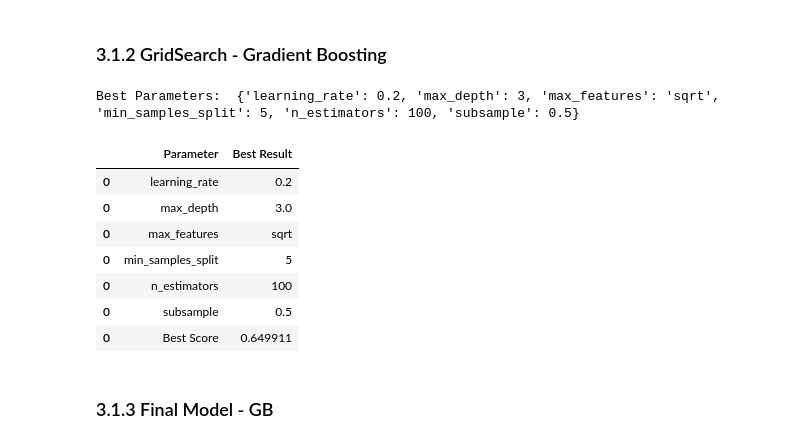
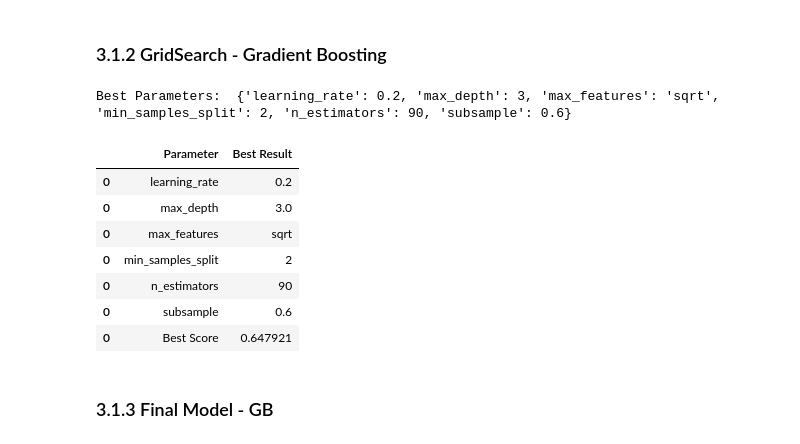
Before and after one commit to sarasustelosantos/bootcamp_group, a Jupyter notebook: 04_modelling.ipynb, the cells around one changed output. Cells and saved outputs as stored; diff of their text form; code cells hidden in the pictures.

```diff
--- a/04_modelling.ipynb
+++ b/04_modelling.ipynb
@@ -533,46 +533,46 @@ gb_model = GradientBoostingClassifier()
 
 # Define the parameter grid for grid search
 parameter_grid = {
-    'n_estimators': [80,100,120],
+    'n_estimators': [90,100,110],
     'learning_rate': [0.2,0.3,0.4],
-    'max_depth': [2.5,2.7,3,3.1,3.2,4],
-    'subsample': [0.5,0.6,0.4,0.3,0.7],
+    'max_depth': [3,3.1,2.9],
+    'subsample': [0.5,0.6,0.4],
     'max_features': ['auto', 'sqrt', 'log2', None],
-    'min_samples_split': [1,2,3,4,5],
+    'min_samples_split': [1,2,3],
 }
 
 # Create the GridSearchCV object
 grid_search = GridSearchCV(estimator=gb_model, param_grid=parameter_grid,
                            scoring='f1', cv=5)
 
 # Fit the GridSearchCV object to the data
 grid_search.fit(X_train_total, y_train_total)
 
 # Print the best parameters
 print("Best Parameters: ", grid_search.best_params_)
 
 # Create a DataFrame to store the results
 results_gs_gb = pd.DataFrame(columns=['Parameter', 'Best Result'])
 
 # Add the best parameters and scores to the DataFrame
 for param, value in grid_search.best_params_.items():
     results_gs_gb = pd.concat([results_gs_gb, pd.DataFrame({'Parameter': [param], 'Best Result': [value]})])
 
 # Add the best score to the DataFrame
 results_gs_gb= pd.concat([results_gs_gb, pd.DataFrame({'Parameter': ['Best Score'], 'Best Result': [grid_search.best_score_]})])
 
 # Display the results DataFrame
 results_gs_gb
 # %% [output]
-Best Parameters:  {'learning_rate': 0.2, 'max_depth': 3, 'max_features': 'sqrt', 'min_samples_split': 5, 'n_estimators': 100, 'subsample': 0.5}
+Best Parameters:  {'learning_rate': 0.2, 'max_depth': 3, 'max_features': 'sqrt', 'min_samples_split': 2, 'n_estimators': 90, 'subsample': 0.6}
 |  | Parameter | Best Result |
 | 0 | learning_rate | 0.2 |
 | 0 | max_depth | 3.0 |
 | 0 | max_features | sqrt |
-| 0 | min_samples_split | 5 |
-| 0 | n_estimators | 100 |
-| 0 | subsample | 0.5 |
-| 0 | Best Score | 0.649911 |
+| 0 | min_samples_split | 2 |
+| 0 | n_estimators | 90 |
+| 0 | subsample | 0.6 |
+| 0 | Best Score | 0.647921 |
 # %% [markdown]
 ### 3.1.3 Final Model - GB
 # %%
```
Also changed, not shown: parts of 13 cells of this notebook.
